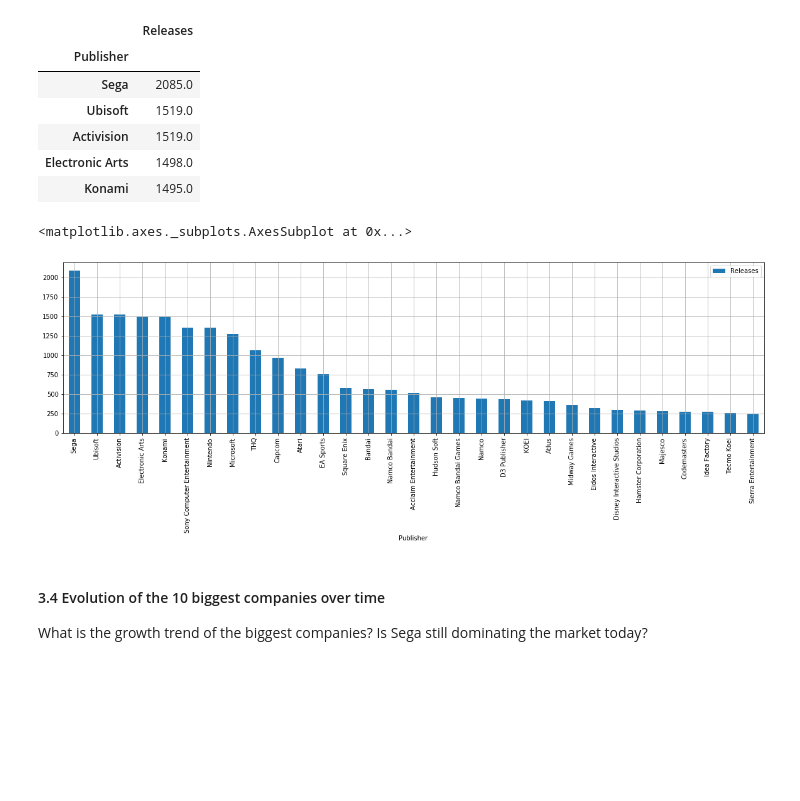
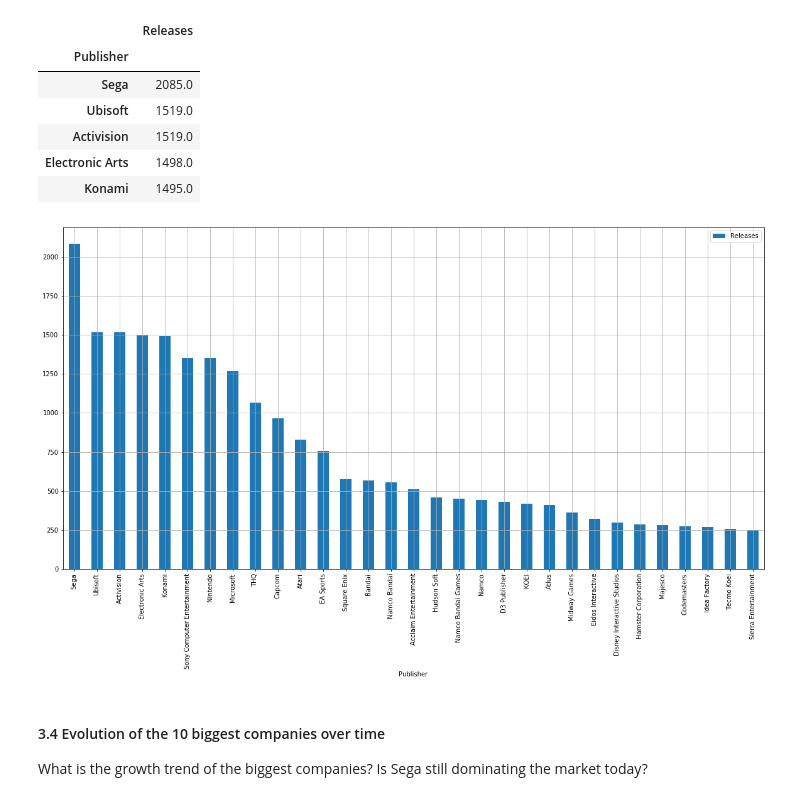
Before and after one commit to lozgarrido/waka, a Jupyter notebook: main.ipynb, the cells around one changed output. Saved outputs shown, nothing was run; the diff lists cells and outputs as text; code cells hidden in the pictures; blank space fills up the shorter version.

```diff
--- a/main.ipynb
+++ b/main.ipynb
@@ -154,10 +157,12 @@ top_publishers.head()
 | Electronic Arts | 1498.0 |
 | Konami | 1495.0 |
 # %%
-top_publishers.plot.bar(figsize=(20,5), grid=True)
+top_publishers.plot.bar(figsize=(20,10), grid=True)
+
+#Export the chart
+plt.savefig('output/top_publishers.png', bbox_inches='tight')
 # %% [output]
-<matplotlib.axes._subplots.AxesSubplot at 0x...>
-[figure, old version]
+[figure, new version]
 # %% [markdown]
 #### 3.4 Evolution of the 10 biggest companies over time
 What is the growth trend of the biggest companies? Is Sega still dominating the market today?
```
Also changed, not shown: parts of 15 cells of this notebook, 8 other files.
